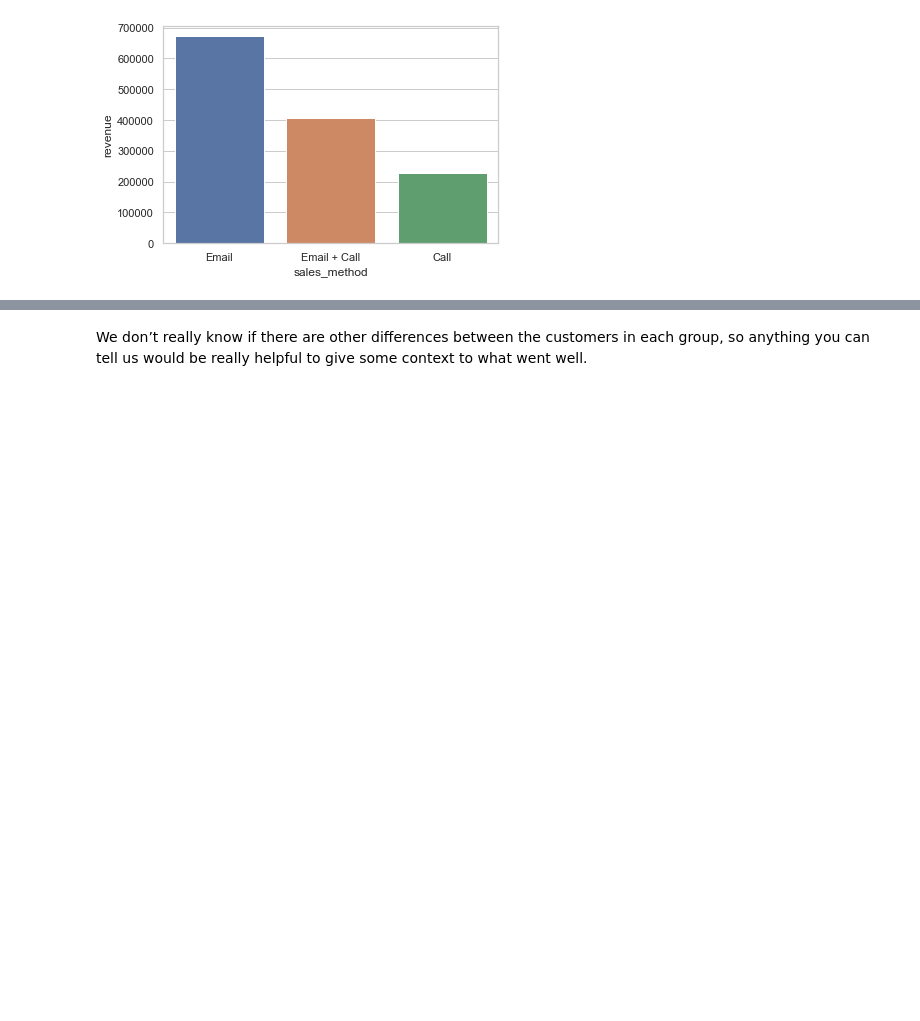
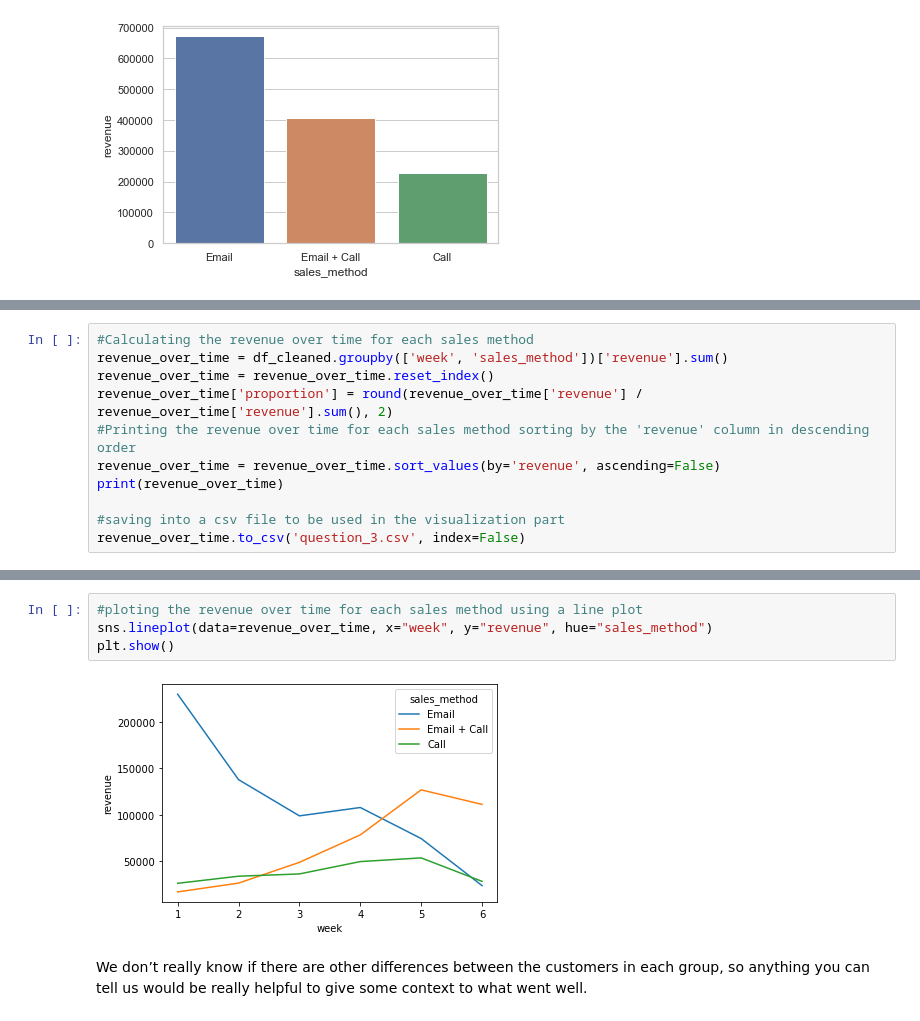
Before and after one commit to Miickka/datacamp_certificate, a Jupyter notebook: Product_Sales.ipynb, the cells around one changed output, grey strips where cells are left out. Saved outputs shown, nothing was run; the diff lists cells and outputs as text; blank space fills up the shorter version.

```diff
--- a/Product_Sales.ipynb
+++ b/Product_Sales.ipynb
@@ -445,0 +461,11 @@ plt.show()
+# %%
+#Calculating the revenue over time for each sales method
+revenue_over_time = df_cleaned.groupby(['week', 'sales_method'])['revenue'].sum()
+revenue_over_time = revenue_over_time.reset_index()
+revenue_over_time['proportion'] = round(revenue_over_time['revenue'] / revenue_over_time['revenue'].sum(), 2)
+#Printing the revenue over time for each sales method sorting by the 'revenue' column in descending order
+revenue_over_time = revenue_over_time.sort_values(by='revenue', ascending=False)
+print(revenue_over_time)
+
+#saving into a csv file to be used in the visualization part
+revenue_over_time.to_csv('question_3.csv', index=False)
@@ -446,3 +492,9 @@ plt.show()
+# %%
+#ploting the revenue over time for each sales method using a line plot
+sns.lineplot(data=revenue_over_time, x="week", y="revenue", hue="sales_method")
+plt.show()
+# %% [output]
+[figure, added]
 # %% [markdown]
 We don’t really know if there are other differences between the customers in each group, so
 anything you can tell us would be really helpful to give some context to what went well.
```
Also changed, not shown: parts of 6 cells of this notebook.
